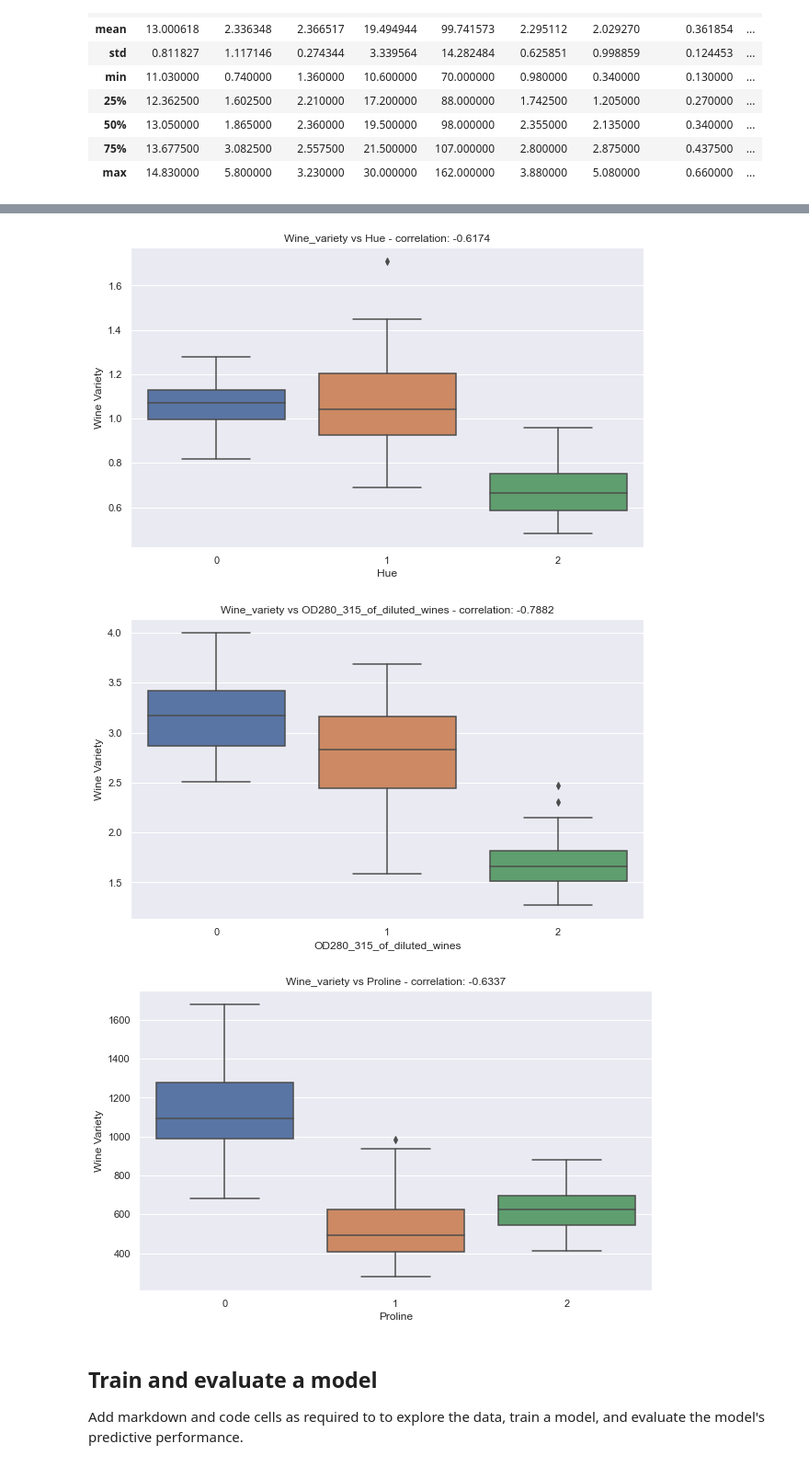
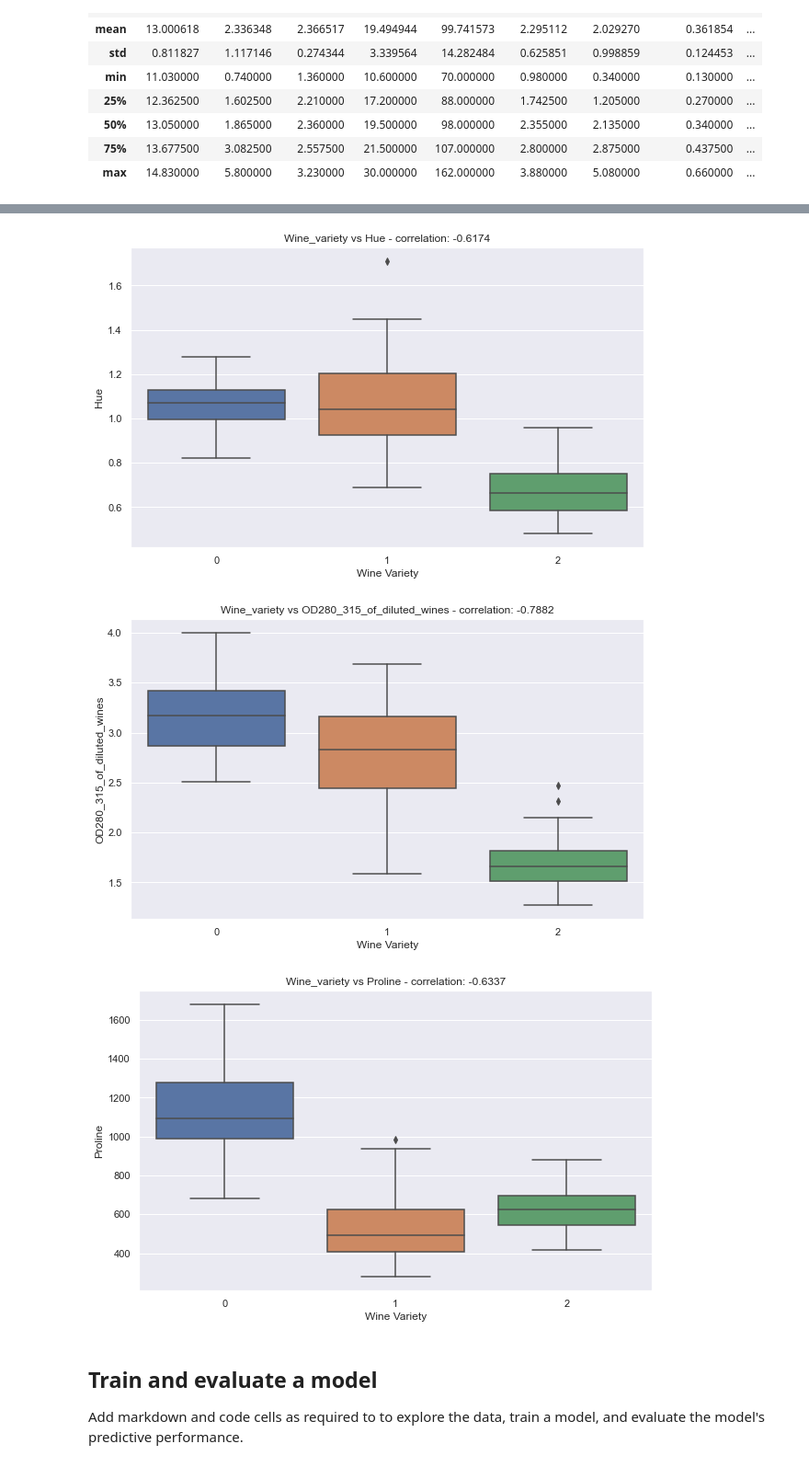
Before and after one commit to Resa200/ml-basics, a Jupyter notebook: challenges/03 - Wine Classification Challenge.ipynb, the cells around one changed output, grey strips where cells are left out. Shown at 92% size. Saved outputs shown, nothing was run; the diff lists cells and outputs as text; code cells hidden in the pictures.

```diff
--- a/challenges/03 - Wine Classification Challenge.ipynb
+++ b/challenges/03 - Wine Classification Challenge.ipynb
@@ -100,8 +100,8 @@ for col in features:
     label = data[target]
     correlation = feature.corr(label)
     sns.boxplot(x=label, y=feature)
-    plt.xlabel(col)
-    plt.ylabel('Wine Variety')
+    plt.ylabel(col)
+    plt.xlabel('Wine Variety')
     ax.set_title('Wine_variety vs ' + col + ' - correlation: ' + str(correlation.round(4)))
     plt.show()
 # %% [output]
@@ -118,6 +118,6 @@ for col in features:
-[figure, old version]
+[figure, new version]
-[figure, old version]
+[figure, new version]
-[figure, old version]
+[figure, new version]
 # %% [markdown]
 ## Train and evaluate a model
 
```
Also changed, not shown: parts of 2 cells of this notebook.
